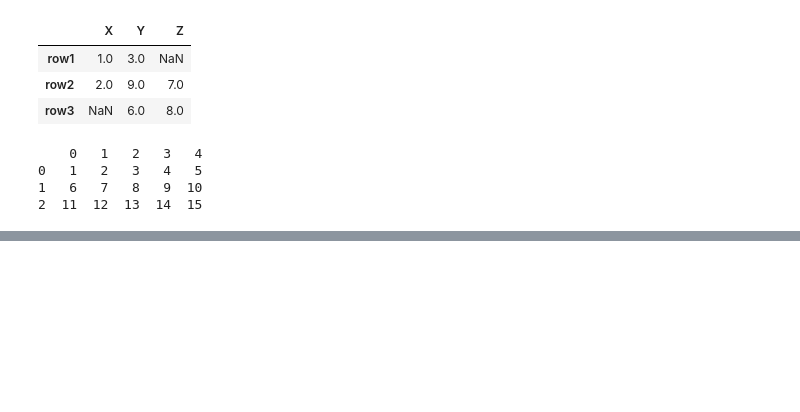
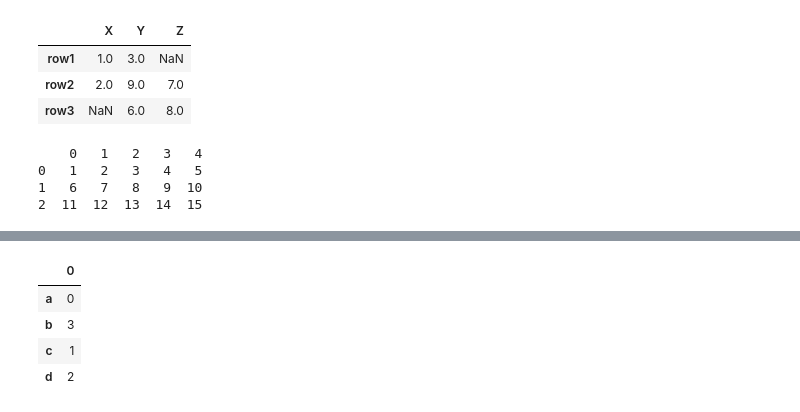
Before and after one commit to Varun-D-Kalra/kirana-data-system, a Jupyter notebook: day1_pandas-basics.ipynb, the cells around one changed output, grey strips where cells are left out. Drawn from its saved outputs; the diff is of its cells as text; code cells hidden in the pictures; blank space fills up the shorter version.

```diff
--- a/day1_pandas-basics.ipynb
+++ b/day1_pandas-basics.ipynb
@@ -606,0 +647,8 @@ SyntaxError: invalid syntax (1915401326.py, line 1)
+# %%
+obj.sort_index(key=lambda x: [str(i) for i in x])
+# %% [output]
+|  | 0 |
+| a | 0 |
+| b | 3 |
+| c | 1 |
+| d | 2 |
```
Also changed, not shown: parts of 6 cells of this notebook, 2 other files.
